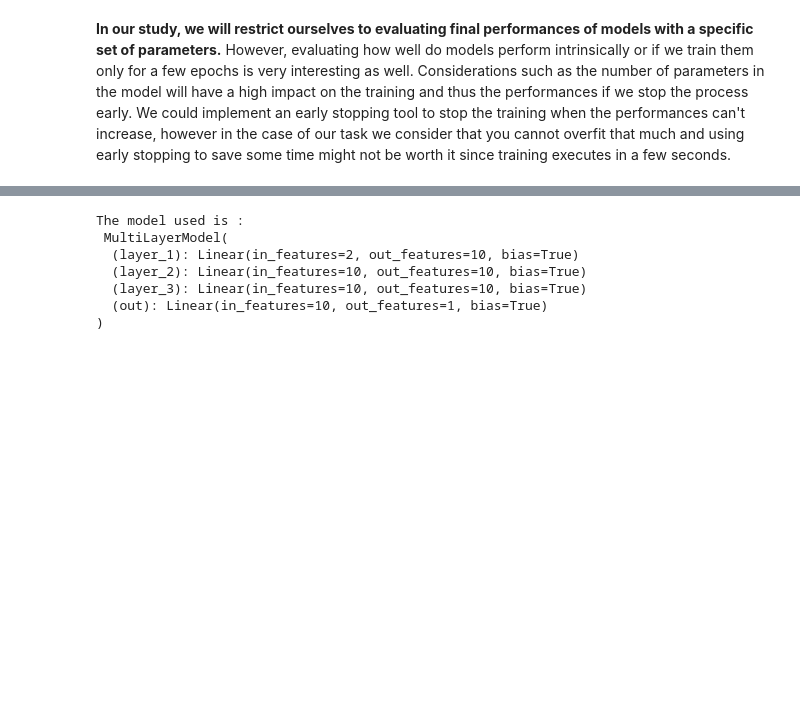
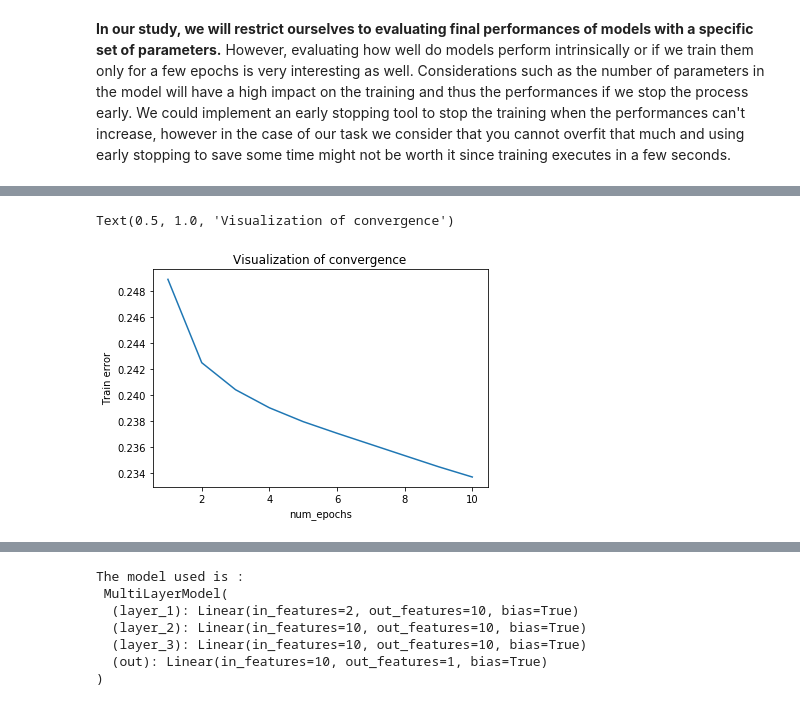
Before and after one commit to EmmanuelJhno/Advanced_Deep_Learning, a Jupyter notebook: Lab1/Training_binary_classification_model_with_pytorch.ipynb, the cells around one changed output, grey strips where cells are left out. Cells and saved outputs as stored; diff of their text form; code cells hidden in the pictures; blank space fills up the shorter version.

```diff
--- a/Lab1/Training_binary_classification_model_with_pytorch.ipynb
+++ b/Lab1/Training_binary_classification_model_with_pytorch.ipynb
@@ -279,0 +282,19 @@ class MultiLayerModel(nn.Module):
+# %%
+n_hidden_layers=3
+n_neurons=4
+
+# Choose the hyperparameters for training:
+num_epochs = 10
+batch_size = 10
+
+# Training criterion. This one is a mean squared error (MSE) loss between the output
+# of the network and the target label
+criterion = nn.MSELoss()
+
+# Use SGD optimizer with a learning rate of 0.01
+# It is initialized on our model
+model = MultiLayerModel(n_hidden_layers, n_neurons)
+print('The model used is :\n', model)
+optimizer = torch.optim.SGD(model.parameters(), lr=0.01)
+
+train_error = train(num_epochs, batch_size, criterion, optimizer, model, training_set, display=False)
@@ -279,0 +309,9 @@ class MultiLayerModel(nn.Module):
+# %%
+# plot the training error wrt. the number of epochs:
+plt.plot(range(1, num_epochs+1), train_error)
+plt.xlabel("num_epochs")
+plt.ylabel("Train error")
+plt.title("Visualization of convergence")
+# %% [output]
+Text(0.5, 1.0, 'Visualization of convergence')
+[figure, added]
```
Also changed, not shown: parts of 14 cells of this notebook.
